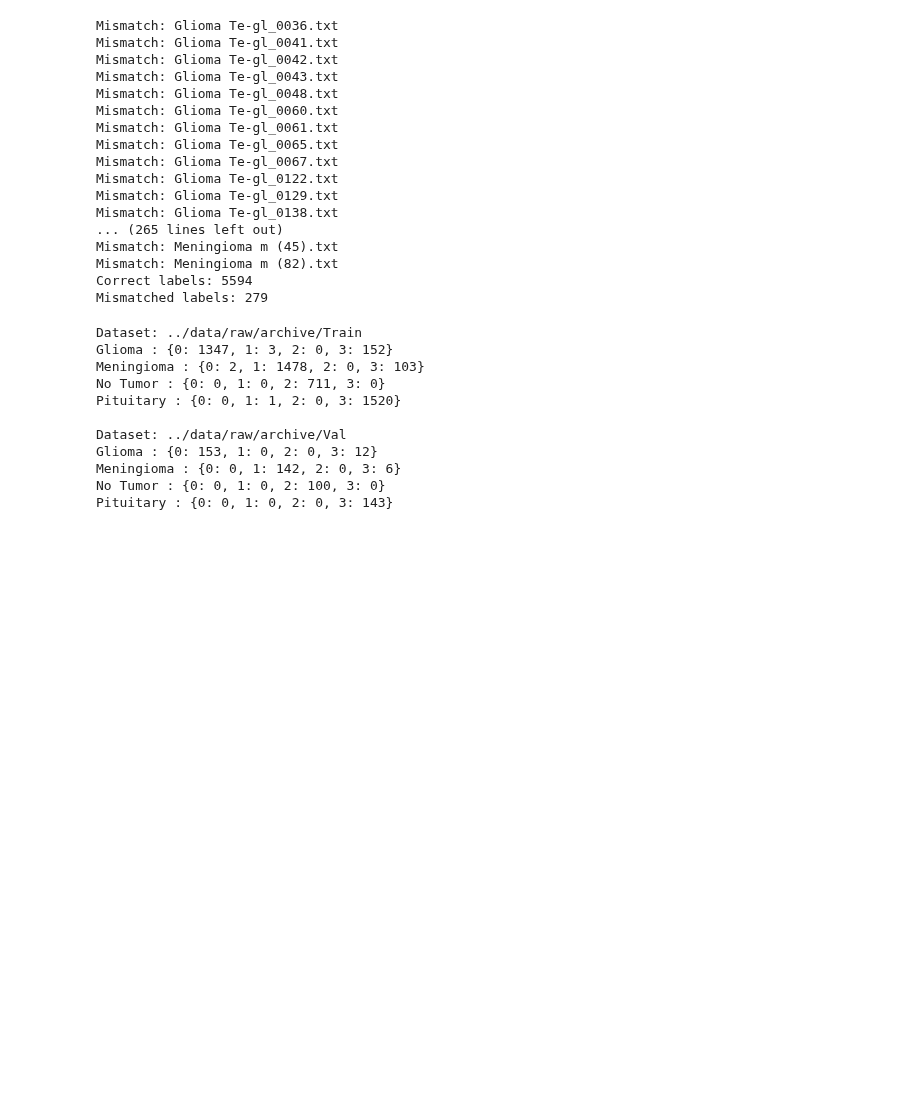
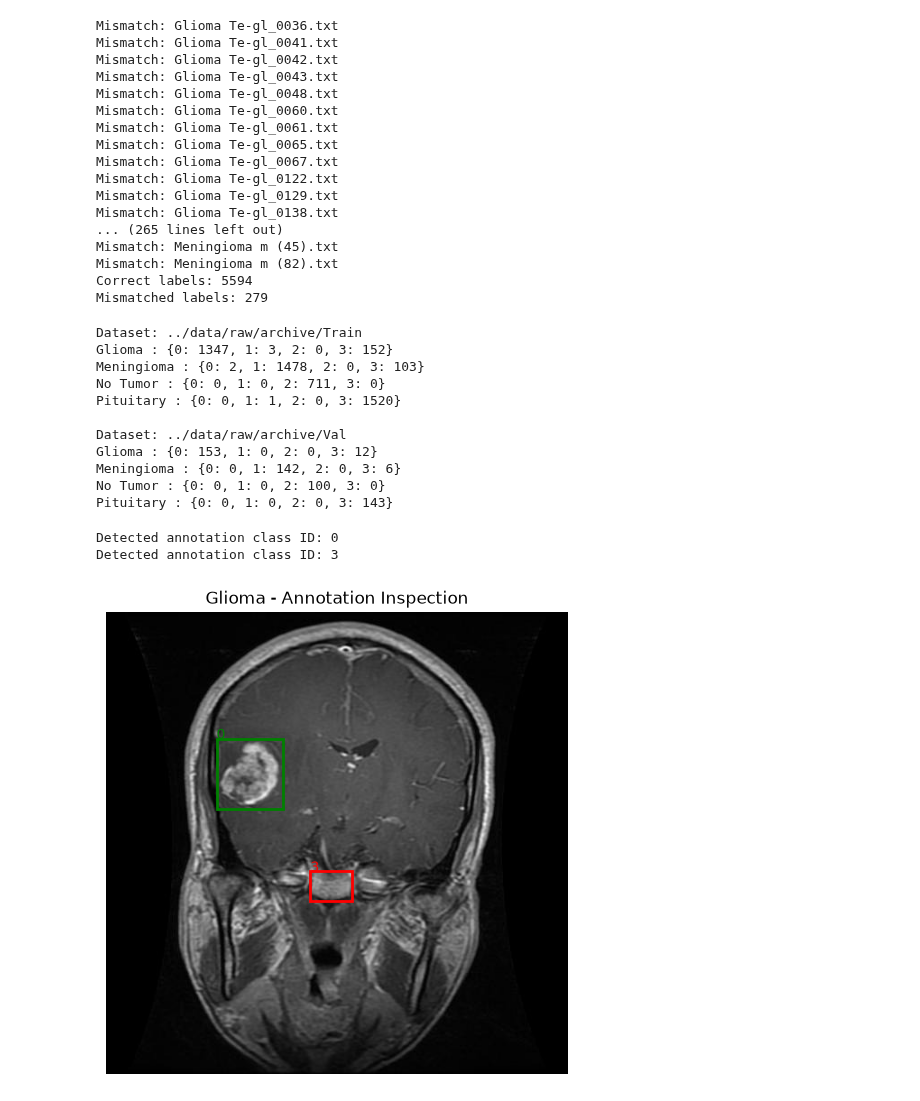
Before and after one commit to YounessAitJamaa/brain-tumor-ai, a Jupyter notebook: notebooks/01_dataset_exploration.ipynb, the cells around one changed output. Saved outputs shown, nothing was run; the diff lists cells and outputs as text; code cells hidden in the pictures; blank space fills up the shorter version.

Commit message:
docs: BTADL-16 inspect YOLO annotation mismatches

```diff
--- a/notebooks/01_dataset_exploration.ipynb
+++ b/notebooks/01_dataset_exploration.ipynb
@@ -479,3 +479,71 @@ Glioma : {0: 153, 1: 0, 2: 0, 3: 12}
 Meningioma : {0: 0, 1: 142, 2: 0, 3: 6}
 No Tumor : {0: 0, 1: 0, 2: 100, 3: 0}
 Pituitary : {0: 0, 1: 0, 2: 0, 3: 143}
+# %%
+classe = "Glioma"
+filename = "Te-gl_0036"
+
+# Find which dataset contains the annotation
+dataset_path = train_path
+
+label_path = os.path.join(dataset_path, classe, "labels", filename + ".txt")
+
+if not os.path.exists(label_path):
+    dataset_path = val_path
+    label_path = os.path.join(dataset_path, classe, "labels", filename + ".txt")
+
+# Find the corresponding image
+images_folder = os.path.join(dataset_path, classe, "images")
+
+image_path = None
+
+for image_name in os.listdir(images_folder):
+    if os.path.splitext(image_name)[0] == filename:
+        image_path = os.path.join(images_folder, image_name)
+        break
+
+# Open the image
+image = Image.open(image_path)
+width, height = image.size
+
+fig, ax = plt.subplots(figsize=(6, 6))
+ax.imshow(image, cmap="gray")
+
+# Read and display every bounding box
+with open(label_path, "r") as file:
+
+    for line in file:
+        values = line.split()
+
+        class_id = int(values[0])
+        x, y, w, h = map(float, values[1:])
+
+        box_width = w * width
+        box_height = h * height
+
+        x_min = x * width - box_width / 2
+        y_min = y * height - box_height / 2
+
+        color = "green" if class_id == 0 else "red"
+
+        box = Rectangle(
+            (x_min, y_min),
+            box_width,
+            box_height,
+            fill=False,
+            edgecolor=color,
+            linewidth=2
+        )
+
+        ax.add_patch(box)
+        ax.text(x_min, y_min, str(class_id), color=color)
+
+        print("Detected annotation class ID:", class_id)
+
+plt.title("Glioma - Annotation Inspection")
+plt.axis("off")
+plt.show()
+# %% [output]
+Detected annotation class ID: 0
+Detected annotation class ID: 3
+[figure, added]
```
